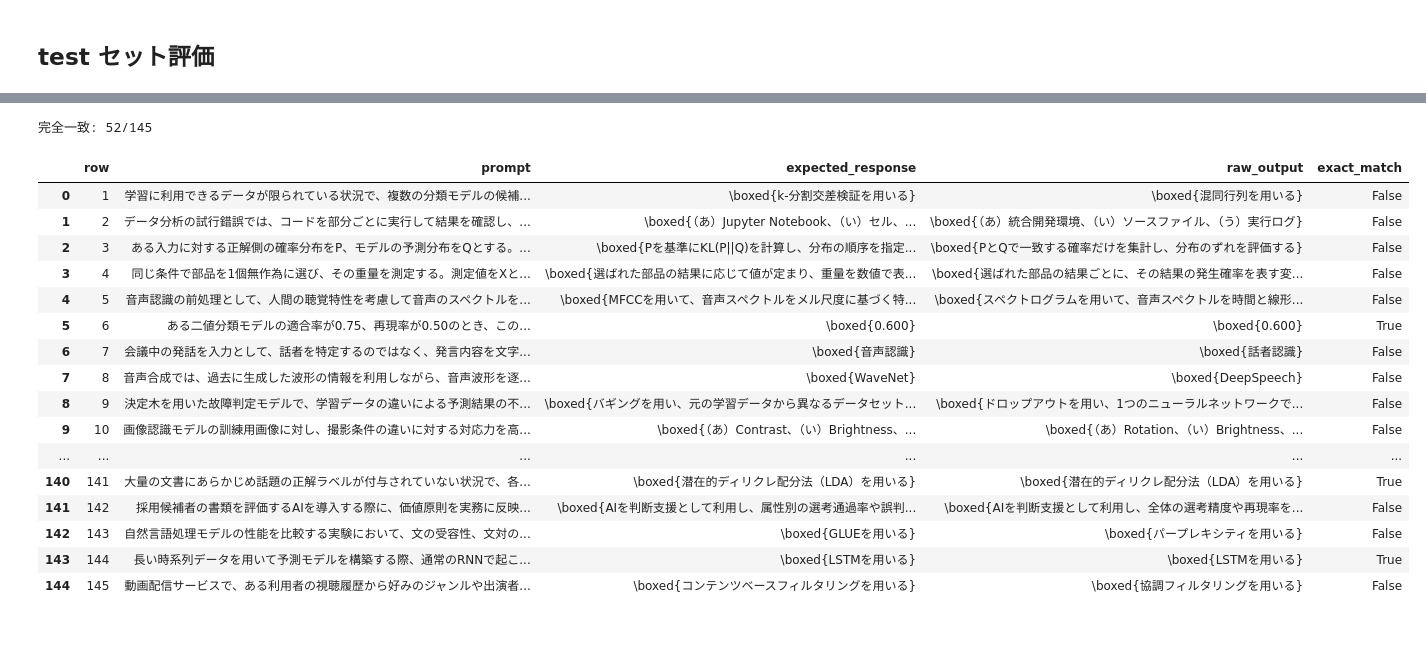
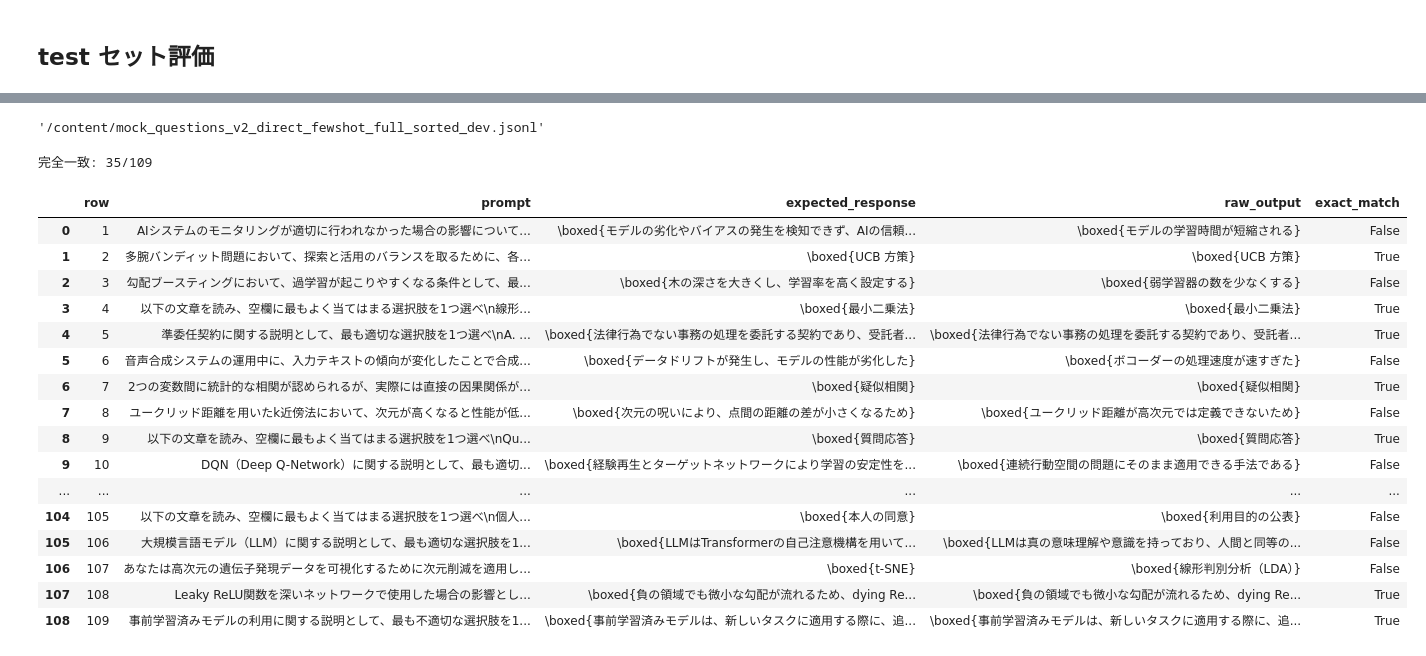
Before and after one commit to HayatoHongo/AIkenSGTv1, a Jupyter notebook: evaluate_gkentei.ipynb, the cells around one changed output, grey strips where cells are left out. Drawn from its saved outputs; the diff is of its cells as text; code cells hidden in the pictures.

```diff
--- a/evaluate_gkentei.ipynb
+++ b/evaluate_gkentei.ipynb
@@ -476,15 +477,26 @@ from google.colab import files
 from pathlib import Path
 import json
 
-TEST_PATH = Path("/content/mock_questions_v2_direct_fewshot_full_sorted_test.jsonl")
+TEST_PATH = Path("/content/gkentei_eval1_prompt_response.jsonl")
 with TEST_PATH.open(encoding="utf-8") as f:
     test_data = [json.loads(line) for line in f]
+# %%
+from huggingface_hub import hf_hub_download
+
+hf_hub_download(
+    repo_id="HayatoHongo/AIkenSGTv1",
+    repo_type="model",
+    filename="/content/gkentei_eval1_prompt_response.jsonl",
+    local_dir=".",
+)
+# %% [output]
+'/content/mock_questions_v2_direct_fewshot_full_sorted_dev.jsonl'
 # %%
 DEV_PATH = Path("/content/mock_questions_v2_direct_fewshot_full_sorted_dev.jsonl")
 with DEV_PATH.open(encoding="utf-8") as f:
     dev_data = [json.loads(line) for line in f]
 
-FEW_SHOT_COUNT = 5  # 0〜5
+FEW_SHOT_COUNT = 0  # 0〜5
 few_shot_prompt = "".join(
     f"<USER>{item['prompt']}<ASSISTANT>{item['response']}<|endoftext|>"
     for item in dev_data[:FEW_SHOT_COUNT]
@@ -494,52 +506,52 @@ import pandas as pd
 from IPython.display import display
 
 results = []
 for i, item in enumerate(test_data, start=1):
     prompt = few_shot_prompt + "<USER>" + item["prompt"] + "<ASSISTANT>"
     input_ids = torch.tensor([tokenizer.encode(prompt, allowed_special="all")], device=device)
     output_ids = []
 
     with torch.inference_mode():
-        for token in model.generate(input_ids, max_new_tokens=512, top_k=None, temperature = 0.5, reset_cache=True):
+        for token in model.generate(input_ids, max_new_tokens=512, top_k=None, temperature = 0.1, reset_cache=True):
             if token == tokenizer.eot_token:
                 break
             output_ids.append(token)
 
     raw_output = tokenizer.decode(output_ids)
     results.append({
         "row": i,
         "prompt": item["prompt"],
         "expected_response": item["response"],
         "raw_output": raw_output,
         "exact_match": raw_output == item["response"],
     })
 
 results = pd.DataFrame(results)
-OUTPUT_PATH = "/content/gkentei_test_results_eval1temp01.csv"
+OUTPUT_PATH = "/content/gkentei_test_results_eval1.csv"
 results.to_csv(OUTPUT_PATH, index=False, encoding="utf-8-sig")
 print(f"完全一致: {results['exact_match'].sum()}/{len(results)}")
 pd.set_option("display.max_rows", None)
 pd.set_option("display.max_colwidth", None)
 display(results)
 # %% [output]
-完全一致: 52/145
+完全一致: 35/109
 |  | row | prompt | expected_response | raw_output | exact_match |
-| 0 | 1 | 学習に利用できるデータが限られている状況で、複数の分類モデルの候補... | \boxed{k-分割交差検証を用いる} | \boxed{混同行列を用いる} | False |
-| 1 | 2 | データ分析の試行錯誤では、コードを部分ごとに実行して結果を確認し、... | \boxed{（あ）Jupyter Notebook、（い）セル、... | \boxed{（あ）統合開発環境、（い）ソースファイル、（う）実行ログ} | False |
-| 2 | 3 | ある入力に対する正解側の確率分布をP、モデルの予測分布をQとする。... | \boxed{Pを基準にKL(P||Q)を計算し、分布の順序を指定... | \boxed{PとQで一致する確率だけを集計し、分布のずれを評価する} | False |
-| 3 | 4 | 同じ条件で部品を1個無作為に選び、その重量を測定する。測定値をXと... | \boxed{選ばれた部品の結果に応じて値が定まり、重量を数値で表... | \boxed{選ばれた部品の結果ごとに、その結果の発生確率を表す変... | False |
-| 4 | 5 | 音声認識の前処理として、人間の聴覚特性を考慮して音声のスペクトルを... | \boxed{MFCCを用いて、音声スペクトルをメル尺度に基づく特... | \boxed{スペクトログラムを用いて、音声スペクトルを時間と線形... | False |
-| 5 | 6 | ある二値分類モデルの適合率が0.75、再現率が0.50のとき、この... | \boxed{0.600} | \boxed{0.600} | True |
-| 6 | 7 | 会議中の発話を入力として、話者を特定するのではなく、発言内容を文字... | \boxed{音声認識} | \boxed{話者認識} | False |
-| 7 | 8 | 音声合成では、過去に生成した波形の情報を利用しながら、音声波形を逐... | \boxed{WaveNet} | \boxed{DeepSpeech} | False |
-| 8 | 9 | 決定木を用いた故障判定モデルで、学習データの違いによる予測結果の不... | \boxed{バギングを用い、元の学習データから異なるデータセット... | \boxed{ドロップアウトを用い、1つのニューラルネットワークで... | False |
-| 9 | 10 | 画像認識モデルの訓練用画像に対し、撮影条件の違いに対する対応力を高... | \boxed{（あ）Contrast、（い）Brightness、... | \boxed{（あ）Rotation、（い）Brightness、... | False |
+| 0 | 1 | AIシステムのモニタリングが適切に行われなかった場合の影響について... | \boxed{モデルの劣化やバイアスの発生を検知できず、AIの信頼... | \boxed{モデルの学習時間が短縮される} | False |
+| 1 | 2 | 多腕バンディット問題において、探索と活用のバランスを取るために、各... | \boxed{UCB 方策} | \boxed{UCB 方策} | True |
+| 2 | 3 | 勾配ブースティングにおいて、過学習が起こりやすくなる条件として、最... | \boxed{木の深さを大きくし、学習率を高く設定する} | \boxed{弱学習器の数を少なくする} | False |
+| 3 | 4 | 以下の文章を読み、空欄に最もよく当てはまる選択肢を1つ選べ\n線形... | \boxed{最小二乗法} | \boxed{最小二乗法} | True |
+| 4 | 5 | 準委任契約に関する説明として、最も適切な選択肢を1つ選べ\nA. ... | \boxed{法律行為でない事務の処理を委託する契約であり、受託者... | \boxed{法律行為でない事務の処理を委託する契約であり、受託者... | True |
+| 5 | 6 | 音声合成システムの運用中に、入力テキストの傾向が変化したことで合成... | \boxed{データドリフトが発生し、モデルの性能が劣化した} | \boxed{ボコーダーの処理速度が速すぎた} | False |
+| 6 | 7 | 2つの変数間に統計的な相関が認められるが、実際には直接の因果関係が... | \boxed{疑似相関} | \boxed{疑似相関} | True |
+| 7 | 8 | ユークリッド距離を用いたk近傍法において、次元が高くなると性能が低... | \boxed{次元の呪いにより、点間の距離の差が小さくなるため} | \boxed{ユークリッド距離が高次元では定義できないため} | False |
+| 8 | 9 | 以下の文章を読み、空欄に最もよく当てはまる選択肢を1つ選べ\nQu... | \boxed{質問応答} | \boxed{質問応答} | True |
+| 9 | 10 | DQN（Deep Q-Network）に関する説明として、最も適切... | \boxed{経験再生とターゲットネットワークにより学習の安定性を... | \boxed{連続行動空間の問題にそのまま適用できる手法である} | False |
 | ... | ... | ... | ... | ... | ... |
-| 140 | 141 | 大量の文書にあらかじめ話題の正解ラベルが付与されていない状況で、各... | \boxed{潜在的ディリクレ配分法（LDA）を用いる} | \boxed{潜在的ディリクレ配分法（LDA）を用いる} | True |
-| 141 | 142 | 採用候補者の書類を評価するAIを導入する際に、価値原則を実務に反映... | \boxed{AIを判断支援として利用し、属性別の選考通過率や誤判... | \boxed{AIを判断支援として利用し、全体の選考精度や再現率を... | False |
-| 142 | 143 | 自然言語処理モデルの性能を比較する実験において、文の受容性、文対の... | \boxed{GLUEを用いる} | \boxed{パープレキシティを用いる} | False |
-| 143 | 144 | 長い時系列データを用いて予測モデルを構築する際、通常のRNNで起こ... | \boxed{LSTMを用いる} | \boxed{LSTMを用いる} | True |
-| 144 | 145 | 動画配信サービスで、ある利用者の視聴履歴から好みのジャンルや出演者... | \boxed{コンテンツベースフィルタリングを用いる} | \boxed{協調フィルタリングを用いる} | False |
+| 104 | 105 | 以下の文章を読み、空欄に最もよく当てはまる選択肢を1つ選べ\n個人... | \boxed{本人の同意} | \boxed{利用目的の公表} | False |
+| 105 | 106 | 大規模言語モデル（LLM）に関する説明として、最も適切な選択肢を1... | \boxed{LLMはTransformerの自己注意機構を用いて... | \boxed{LLMは真の意味理解や意識を持っており、人間と同等の... | False |
+| 106 | 107 | あなたは高次元の遺伝子発現データを可視化するために次元削減を適用し... | \boxed{t-SNE} | \boxed{線形判別分析（LDA）} | False |
+| 107 | 108 | Leaky ReLU関数を深いネットワークで使用した場合の影響とし... | \boxed{負の領域でも微小な勾配が流れるため、dying Re... | \boxed{負の領域でも微小な勾配が流れるため、dying Re... | True |
+| 108 | 109 | 事前学習済みモデルの利用に関する説明として、最も不適切な選択肢を1... | \boxed{事前学習済みモデルは、新しいタスクに適用する際に、追... | \boxed{事前学習済みモデルは、新しいタスクに適用する際に、追... | True |
 # %%
 files.download(OUTPUT_PATH)
 # %% [output]
```
Also changed, not shown: parts of 3 cells of this notebook.
